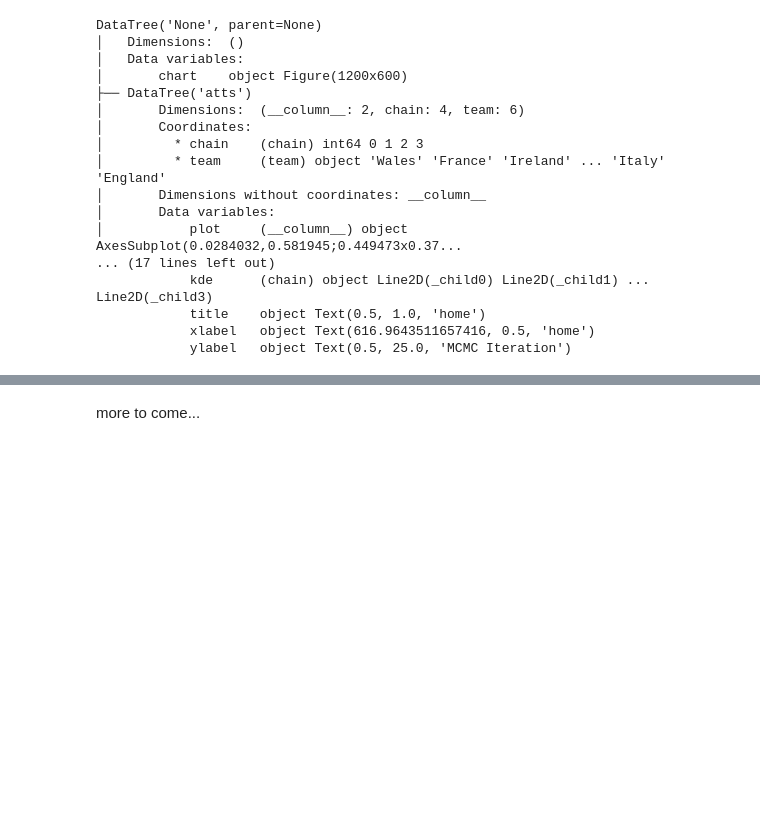
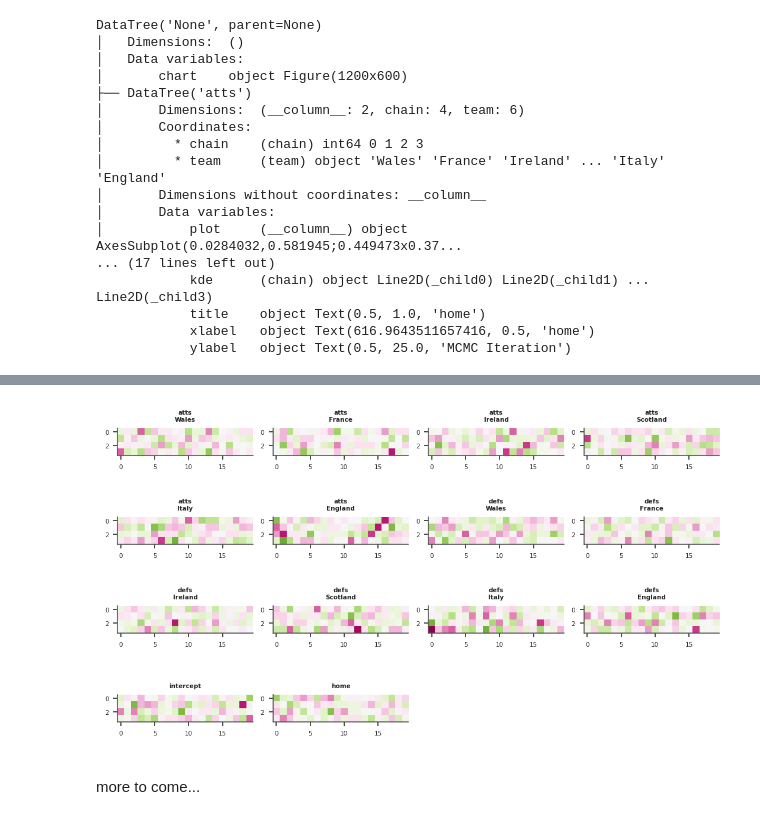
Before and after one commit to arviz-devs/xrtist, a Jupyter notebook: docs/source/plot_museum.ipynb, the cells around one changed output, grey strips where cells are left out. Drawn from its saved outputs; the diff is of its cells as text; code cells hidden in the pictures; blank space fills up the shorter version.

```diff
--- a/docs/source/plot_museum.ipynb
+++ b/docs/source/plot_museum.ipynb
@@ -337,0 +361,10 @@ DataTree('None', parent=None)
+# %%
+from xarray_einstats.numba import histogram
+from xarray_einstats.stats import rankdata
+
+aux_post = xr.Dataset()
+for var_name in ["atts", "defs", "intercept", "home"]:
+    aux_post[var_name] = histogram(rankdata(post[var_name], dims=("chain", "draw")), dims="draw", bins=20).rename(
+        left_edges=f"{var_name}_left_edges", right_edges=f"{var_name}_right_edges"
+    )
+aux_post
@@ -338,2 +390,18 @@ DataTree('None', parent=None)
+# %%
+from matplotlib.colors import LogNorm
+
+def hist_imshow_artist(values, target, backend, **kwargs):
+    return target.imshow(values, **kwargs)
+
+pc = PlotMuseum.wrap(
+    aux_post,
+    cols=["__variable__", "team"],
+    plot_grid_kws={"figsize": (7, 4)}
+)
+pc.map(hist_imshow_artist, "hist_imshow", norm=LogNorm(25/2, 25*2), cmap="PiYG")
+pc.map(title_artist, "title", subset_info=True, labeller_fun=az.labels.BaseLabeller().make_label_vert)
+plt.show()
+# %% [output]
+[figure, added]
 # %% [markdown]
 more to come...
```
Also changed, not shown: parts of 4 cells of this notebook.
